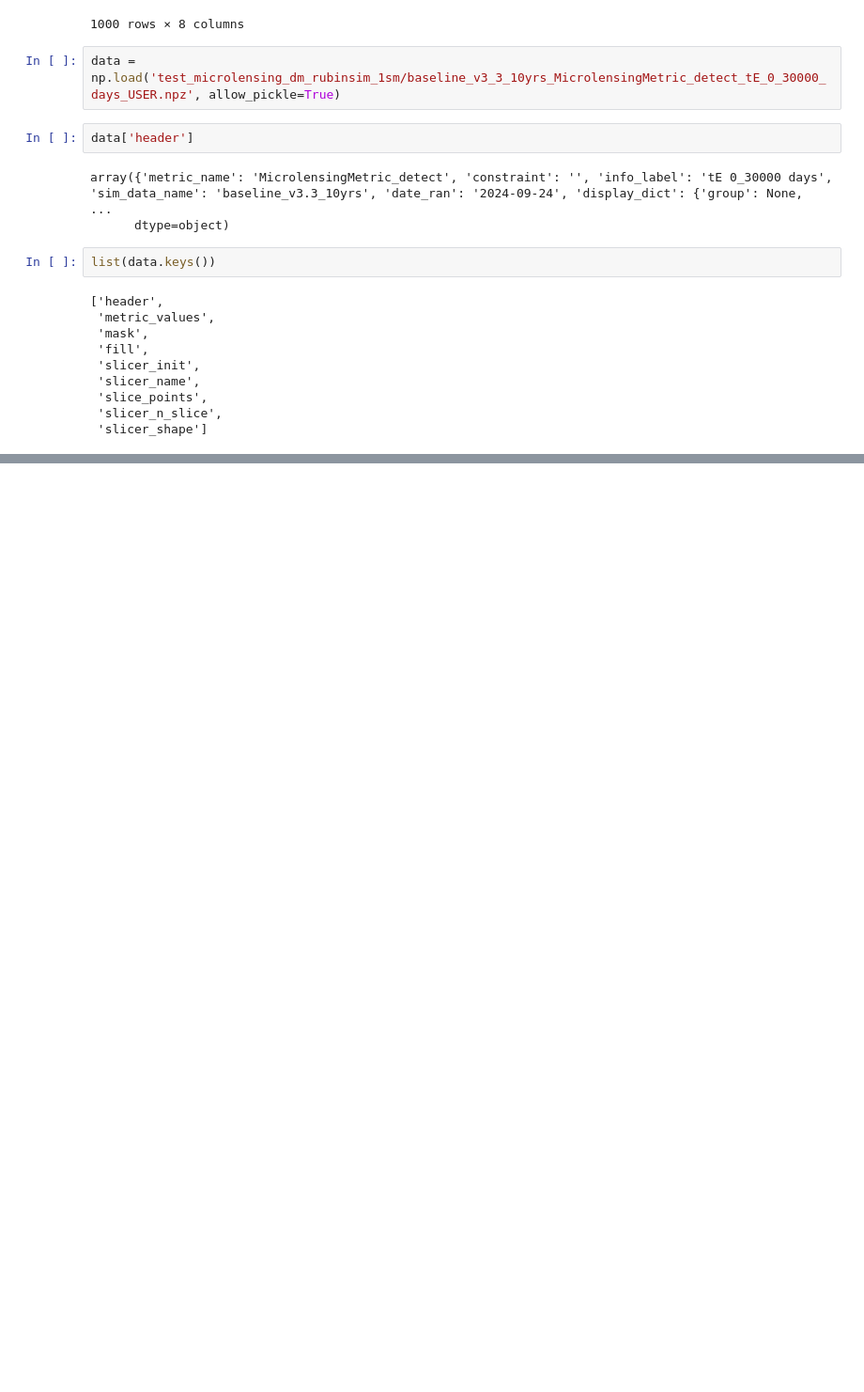
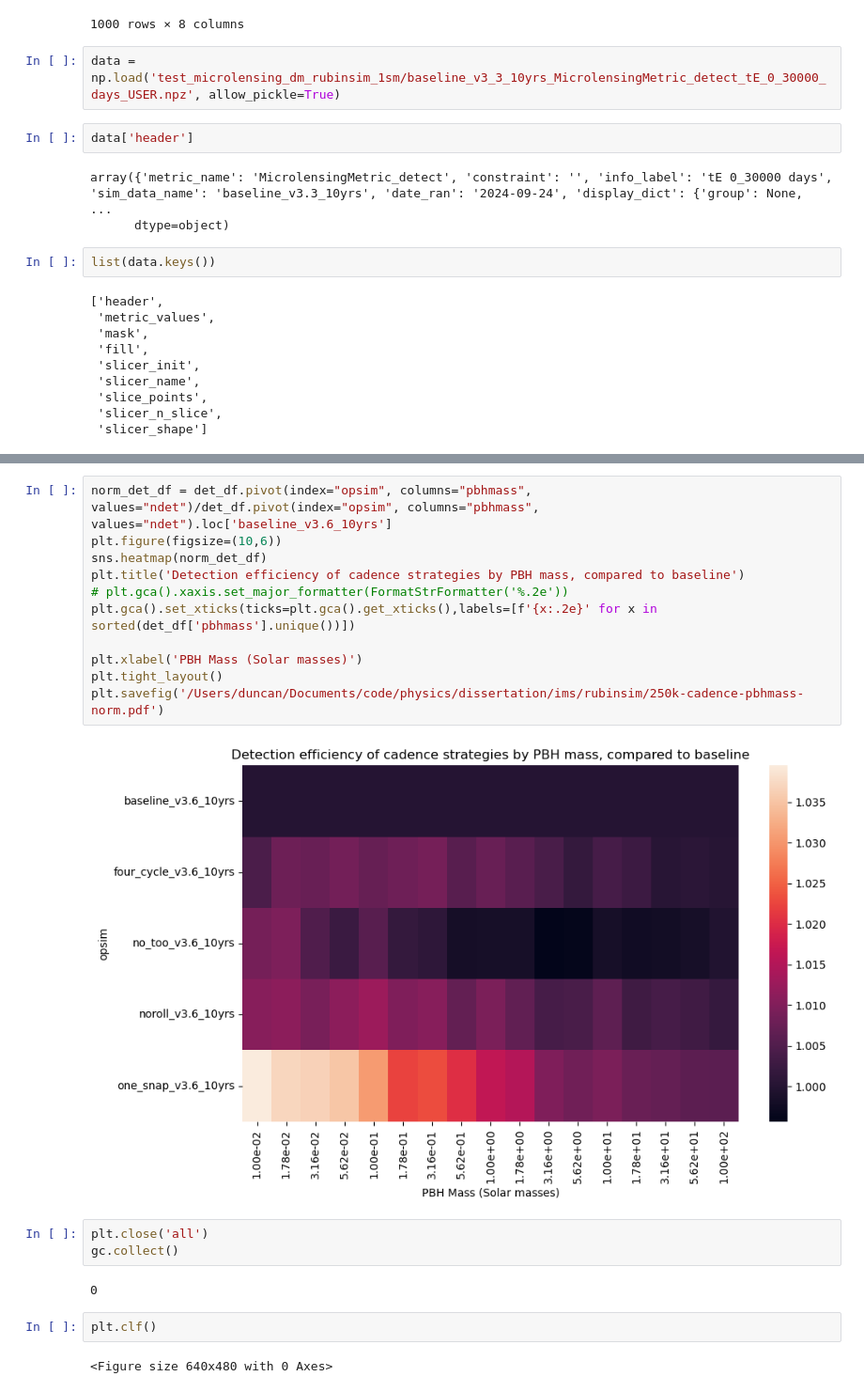
Before and after one commit to duncanwood/rubinsim-ml, a Jupyter notebook: notebooks/2024-09-30 making events.ipynb, the cells around one changed output, grey strips where cells are left out. Shown at 94% size. Cells and saved outputs as stored; diff of their text form; blank space fills up the shorter version.

```diff
--- a/notebooks/2024-09-30 making events.ipynb
+++ b/notebooks/2024-09-30 making events.ipynb
@@ -115,0 +513,22 @@ data['metric_values'].shape
+# %%
+norm_det_df = det_df.pivot(index="opsim", columns="pbhmass", values="ndet")/det_df.pivot(index="opsim", columns="pbhmass", values="ndet").loc['baseline_v3.6_10yrs']
+plt.figure(figsize=(10,6))
+sns.heatmap(norm_det_df)
+plt.title('Detection efficiency of cadence strategies by PBH mass, compared to baseline')
+# plt.gca().xaxis.set_major_formatter(FormatStrFormatter('%.2e'))
+plt.gca().set_xticks(ticks=plt.gca().get_xticks(),labels=[f'{x:.2e}' for x in sorted(det_df['pbhmass'].unique())])
+
+plt.xlabel('PBH Mass (Solar masses)')
+plt.tight_layout()
+plt.savefig('/Users/duncan/Documents/code/physics/dissertation/ims/rubinsim/250k-cadence-pbhmass-norm.pdf')
+# %% [output]
+[figure, added]
+# %%
+plt.close('all')
+gc.collect()
+# %% [output]
+0
+# %%
+plt.clf()
+# %% [output]
+<Figure size 640x480 with 0 Axes>
```
Also changed, not shown: parts of 40 cells of this notebook, 30 other files.
